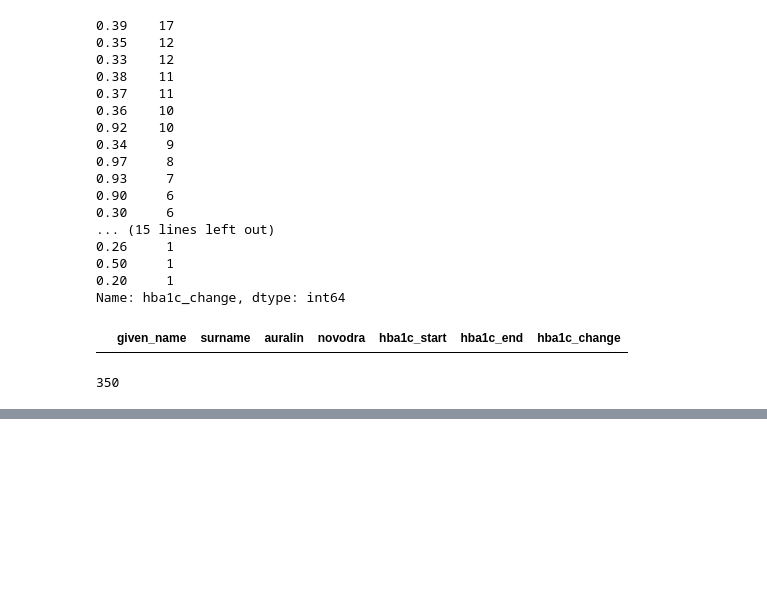
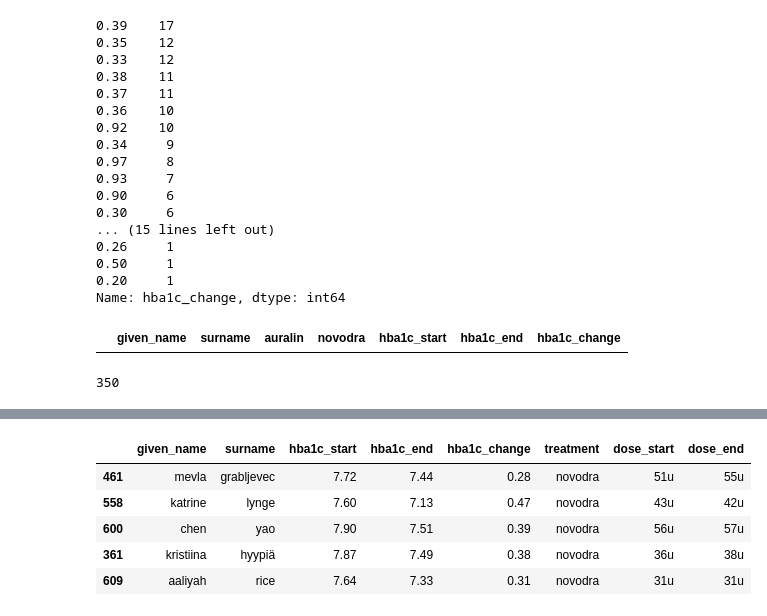
Before and after one commit to jacyee/insulin-drug-analysis, a Jupyter notebook: insulin_drug.ipynb, the cells around one changed output, grey strips where cells are left out. Cells and saved outputs as stored; diff of their text form; code cells hidden in the pictures; blank space fills up the shorter version.

```diff
--- a/insulin_drug.ipynb
+++ b/insulin_drug.ipynb
@@ -445,0 +532,12 @@ treatments_clean.hba1c_change.count()
+# %%
+treatments_clean['dose_start']=treatments_clean['dose'].str.split('-', 1).str[0]
+treatments_clean['dose_end'] =treatments_clean['dose'].str.split('-', 1).str[1]
+treatments_clean = treatments_clean.drop('dose', axis=1)
+treatments_clean.sample(5)
+# %% [output]
+|  | given_name | surname | hba1c_start | hba1c_end | hba1c_change | treatment | dose_start | dose_end |
+| 461 | mevla | grabljevec | 7.72 | 7.44 | 0.28 | novodra | 51u | 55u |
+| 558 | katrine | lynge | 7.60 | 7.13 | 0.47 | novodra | 43u | 42u |
+| 600 | chen | yao | 7.90 | 7.51 | 0.39 | novodra | 56u | 57u |
+| 361 | kristiina | hyypiä | 7.87 | 7.49 | 0.38 | novodra | 36u | 38u |
+| 609 | aaliyah | rice | 7.64 | 7.33 | 0.31 | novodra | 31u | 31u |
```
Also changed, not shown: parts of 18 cells of this notebook.
